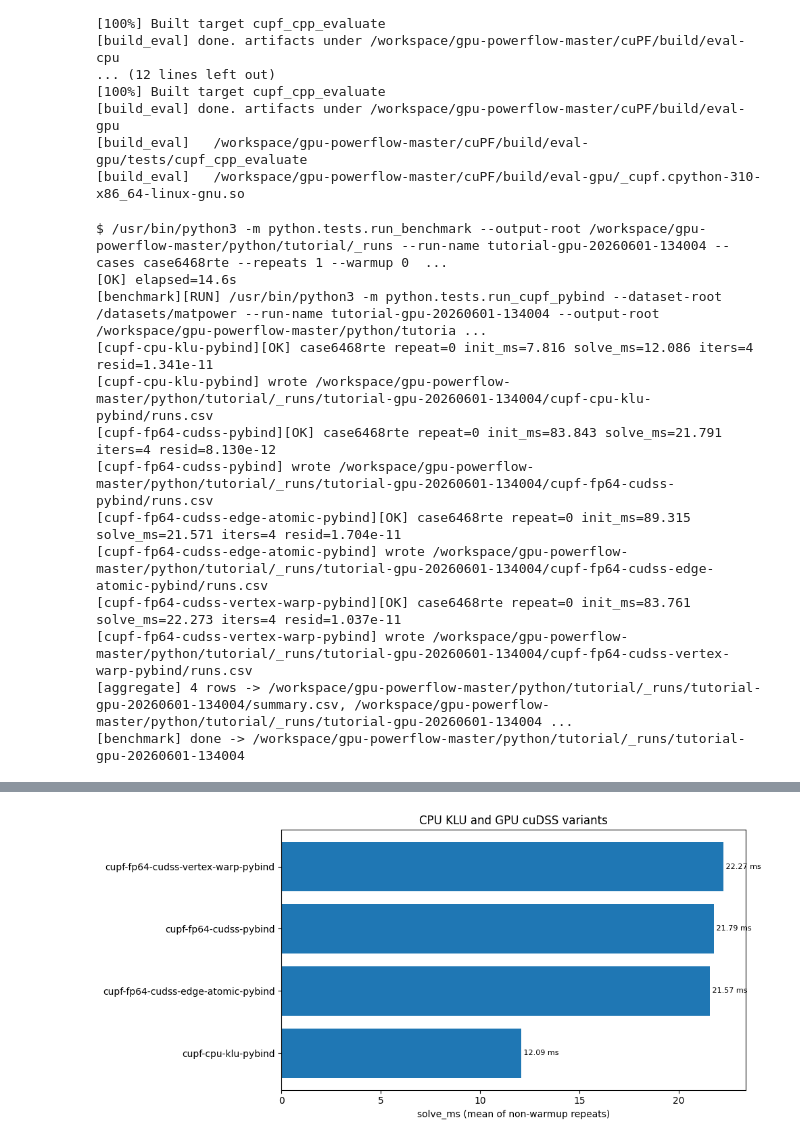
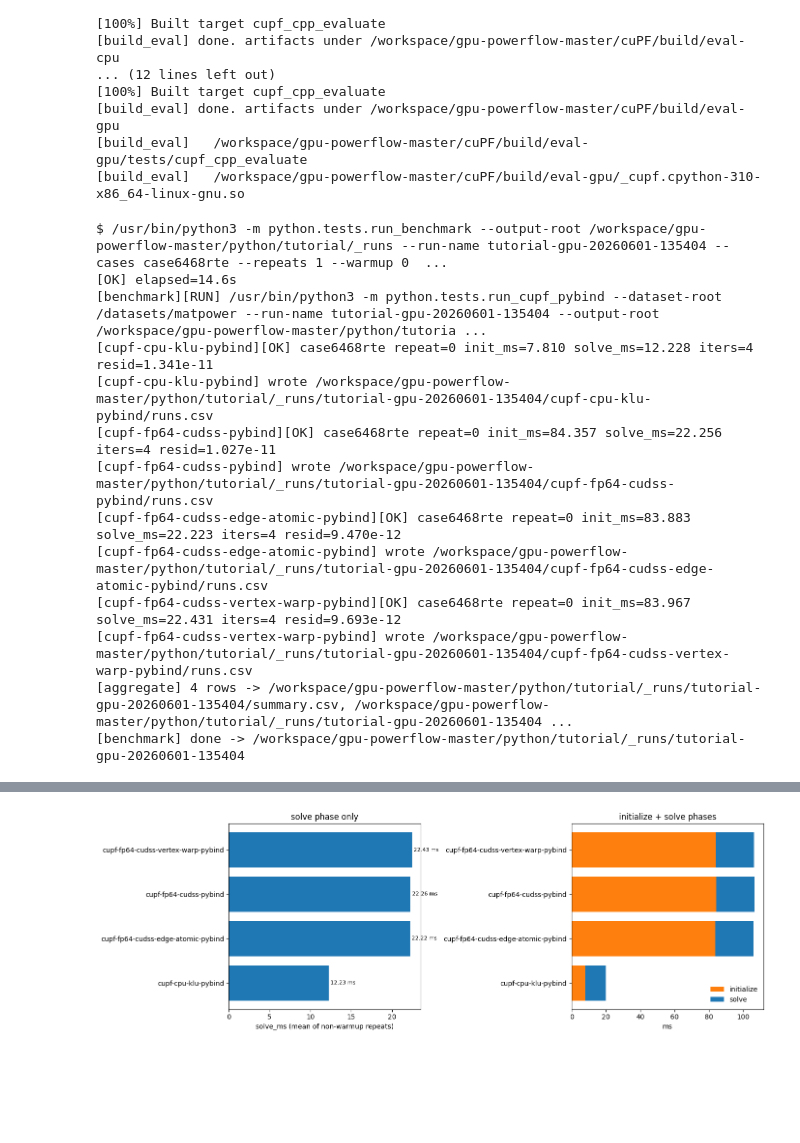
Before and after one commit to qubeenyoung/gpu-powerflow, a Jupyter notebook: python/tutorial/05_cupf_gpu_acceleration.ipynb, the cells around one changed output, grey strips where cells are left out. Saved outputs shown, nothing was run; the diff lists cells and outputs as text; code cells hidden in the pictures; blank space fills up the shorter version.

Commit message:
Clarify tutorial narrative and timing interpretation

```diff
--- a/python/tutorial/05_cupf_gpu_acceleration.ipynb
+++ b/python/tutorial/05_cupf_gpu_acceleration.ipynb
@@ -91,21 +105,22 @@ else:
     run_dir = tu.tutorial_output_root()
 
 summary = tu.benchmark_result_table(run_dir)
-display(summary[['variant', 'linear_solver', 'jacobian', 'initialize_ms', 'solve_ms', 'worst_residual', 'entrypoint']])
-fig, ax = plt.subplots(figsize=(10, 4.8))
-tu.plot_variant_timing(summary, ax, 'CPU KLU and GPU cuDSS variants')
+display(summary[['variant', 'status', 'linear_solver', 'jacobian', 'initialize_ms', 'solve_ms', 'worst_residual', 'note']])
+fig, axes = plt.subplots(1, 2, figsize=(14, 4.8))
+tu.plot_variant_timing(summary, axes[0], 'solve phase only')
+tu.plot_init_solve_stack(summary, axes[1], 'initialize + solve phases')
 plt.tight_layout()
 # %% [output]
-$ /usr/bin/python3 -m python.tests.run_benchmark --output-root /workspace/gpu-powerflow-master/python/tutorial/_runs --run-name tutorial-gpu-20260601-134004 --cases case6468rte --repeats 1 --warmup 0  ...
+$ /usr/bin/python3 -m python.tests.run_benchmark --output-root /workspace/gpu-powerflow-master/python/tutorial/_runs --run-name tutorial-gpu-20260601-135404 --cases case6468rte --repeats 1 --warmup 0  ...
 [OK] elapsed=14.6s
-[benchmark][RUN] /usr/bin/python3 -m python.tests.run_cupf_pybind --dataset-root /datasets/matpower --run-name tutorial-gpu-20260601-134004 --output-root /workspace/gpu-powerflow-master/python/tutoria ...
-[cupf-cpu-klu-pybind][OK] case6468rte repeat=0 init_ms=7.816 solve_ms=12.086 iters=4 resid=1.341e-11
-[cupf-cpu-klu-pybind] wrote /workspace/gpu-powerflow-master/python/tutorial/_runs/tutorial-gpu-20260601-134004/cupf-cpu-klu-pybind/runs.csv
-[cupf-fp64-cudss-pybind][OK] case6468rte repeat=0 init_ms=83.843 solve_ms=21.791 iters=4 resid=8.130e-12
-[cupf-fp64-cudss-pybind] wrote /workspace/gpu-powerflow-master/python/tutorial/_runs/tutorial-gpu-20260601-134004/cupf-fp64-cudss-pybind/runs.csv
-[cupf-fp64-cudss-edge-atomic-pybind][OK] case6468rte repeat=0 init_ms=89.315 solve_ms=21.571 iters=4 resid=1.704e-11
-[cupf-fp64-cudss-edge-atomic-pybind] wrote /workspace/gpu-powerflow-master/python/tutorial/_runs/tutorial-gpu-20260601-134004/cupf-fp64-cudss-edge-atomic-pybind/runs.csv
-[cupf-fp64-cudss-vertex-warp-pybind][OK] case6468rte repeat=0 init_ms=83.761 solve_ms=22.273 iters=4 resid=1.037e-11
-[cupf-fp64-cudss-vertex-warp-pybind] wrote /workspace/gpu-powerflow-master/python/tutorial/_runs/tutorial-gpu-20260601-134004/cupf-fp64-cudss-vertex-warp-pybind/runs.csv
-[aggregate] 4 rows -> /workspace/gpu-powerflow-master/python/tutorial/_runs/tutorial-gpu-20260601-134004/summary.csv, /workspace/gpu-powerflow-master/python/tutorial/_runs/tutorial-gpu-20260601-134004 ...
-[benchmark] done -> /workspace/gpu-powerflow-master/python/tutorial/_runs/tutorial-gpu-20260601-134004
+[benchmark][RUN] /usr/bin/python3 -m python.tests.run_cupf_pybind --dataset-root /datasets/matpower --run-name tutorial-gpu-20260601-135404 --output-root /workspace/gpu-powerflow-master/python/tutoria ...
+[cupf-cpu-klu-pybind][OK] case6468rte repeat=0 init_ms=7.810 solve_ms=12.228 iters=4 resid=1.341e-11
+[cupf-cpu-klu-pybind] wrote /workspace/gpu-powerflow-master/python/tutorial/_runs/tutorial-gpu-20260601-135404/cupf-cpu-klu-pybind/runs.csv
+[cupf-fp64-cudss-pybind][OK] case6468rte repeat=0 init_ms=84.357 solve_ms=22.256 iters=4 resid=1.027e-11
+[cupf-fp64-cudss-pybind] wrote /workspace/gpu-powerflow-master/python/tutorial/_runs/tutorial-gpu-20260601-135404/cupf-fp64-cudss-pybind/runs.csv
+[cupf-fp64-cudss-edge-atomic-pybind][OK] case6468rte repeat=0 init_ms=83.883 solve_ms=22.223 iters=4 resid=9.470e-12
+[cupf-fp64-cudss-edge-atomic-pybind] wrote /workspace/gpu-powerflow-master/python/tutorial/_runs/tutorial-gpu-20260601-135404/cupf-fp64-cudss-edge-atomic-pybind/runs.csv
+[cupf-fp64-cudss-vertex-warp-pybind][OK] case6468rte repeat=0 init_ms=83.967 solve_ms=22.431 iters=4 resid=9.693e-12
+[cupf-fp64-cudss-vertex-warp-pybind] wrote /workspace/gpu-powerflow-master/python/tutorial/_runs/tutorial-gpu-20260601-135404/cupf-fp64-cudss-vertex-warp-pybind/runs.csv
+[aggregate] 4 rows -> /workspace/gpu-powerflow-master/python/tutorial/_runs/tutorial-gpu-20260601-135404/summary.csv, /workspace/gpu-powerflow-master/python/tutorial/_runs/tutorial-gpu-20260601-135404 ...
+[benchmark] done -> /workspace/gpu-powerflow-master/python/tutorial/_runs/tutorial-gpu-20260601-135404
@@ -117 +132 @@ $ /usr/bin/python3 -m python.tests.run_benchmark --output-root /workspace/gpu-po
-[figure, old version]
+[figure, new version]
```
Also changed, not shown: parts of 8 cells of this notebook, 7 other files.
